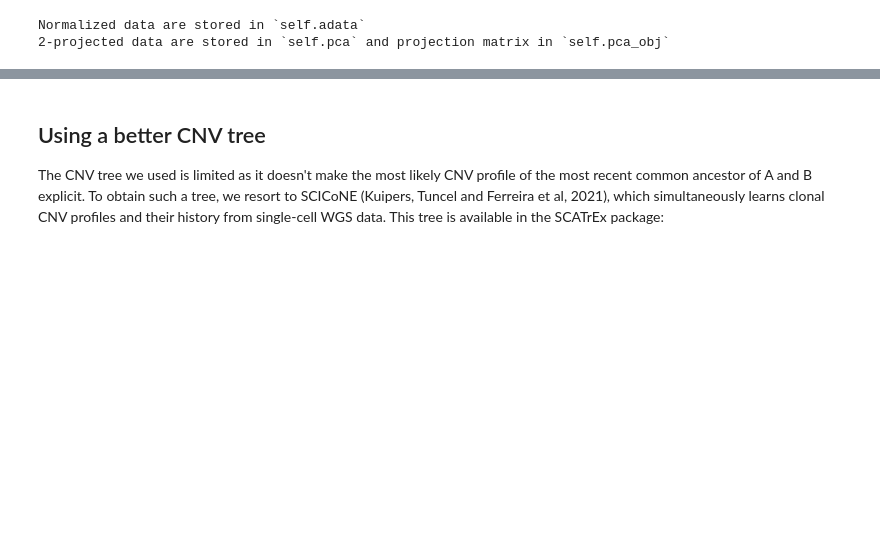
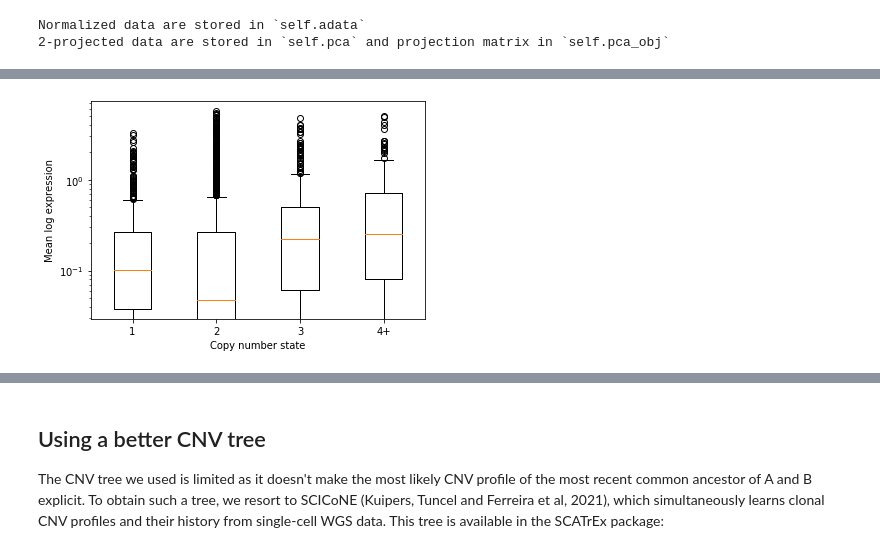
Before and after one commit to cbg-ethz/SCATrEx, a Jupyter notebook: notebooks/xenograft.ipynb, the cells around one changed output, grey strips where cells are left out. Drawn from its saved outputs; the diff is of its cells as text; code cells hidden in the pictures; blank space fills up the shorter version.

```diff
--- a/notebooks/xenograft.ipynb
+++ b/notebooks/xenograft.ipynb
@@ -571,0 +587,16 @@ KeyboardInterrupt:
+# %%
+# The copy number state-specific expression distribution reflects good clonal assignments
+cnv_exp = sca.get_cnv_exp(max_level=4, method='scatrex')
+
+cnv_levels = list(cnv_exp.keys())
+cnv_levels_labels = [cnv_exp[l]['label'] for l in cnv_levels]
+exp_levels = [cnv_exp[l]['exp'] for l in cnv_levels]
+
+plt.boxplot(x=exp_levels)
+plt.yscale('log')
+plt.ylabel('Mean log expression')
+plt.xlabel('Copy number state')
+plt.xticks(cnv_levels, labels=cnv_levels_labels)
+plt.show()
+# %% [output]
+[figure, added]
```
Also changed, not shown: parts of 60 cells of this notebook.
